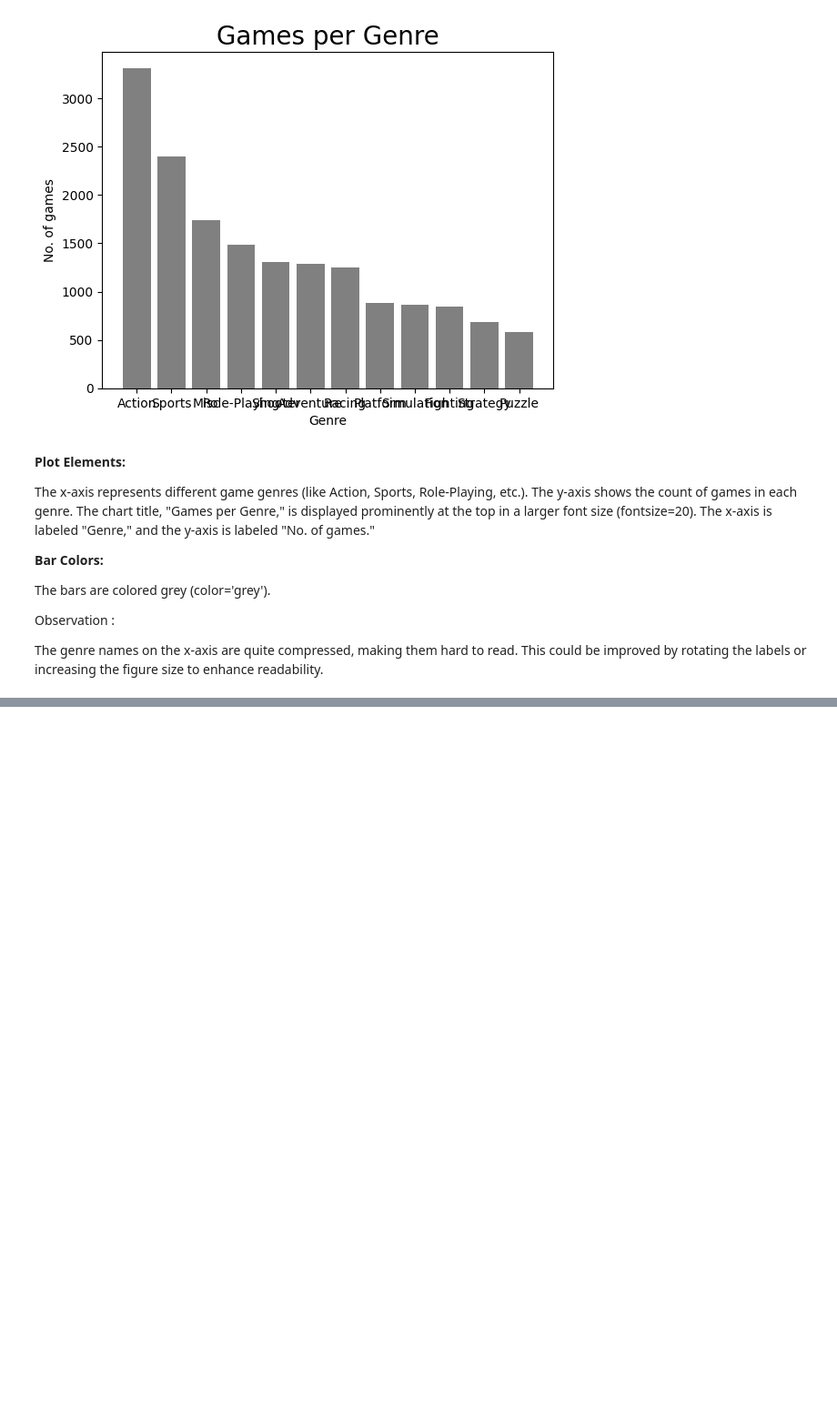
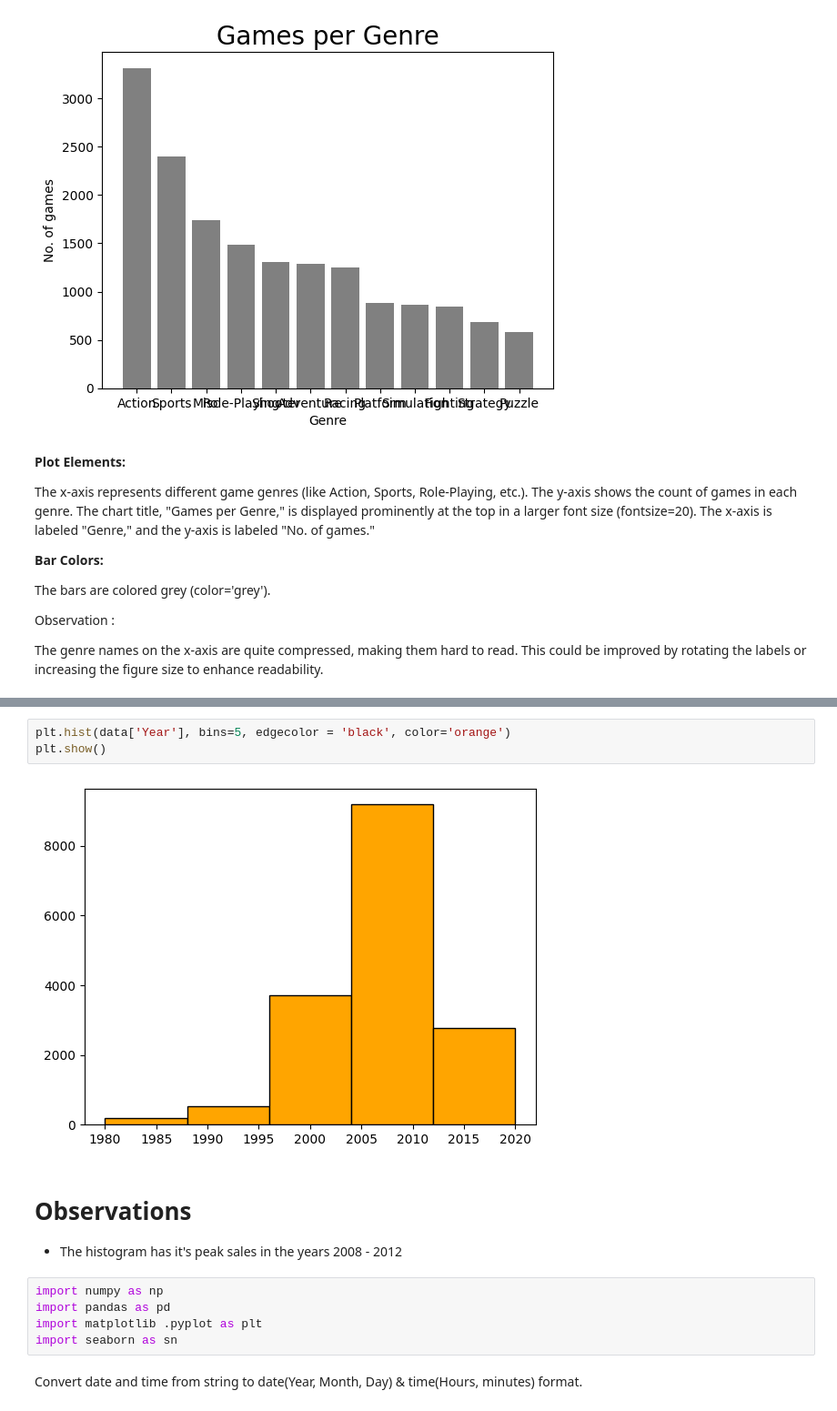
Before and after one commit to kolllurisiripavan/kolllurisiripavan, a Jupyter notebook: siripavan_ecp.ipynb, the cells around one changed output, grey strips where cells are left out. Shown at 91% size. Saved outputs shown, nothing was run; the diff lists cells and outputs as text; blank space fills up the shorter version.

```diff
--- a/siripavan_ecp.ipynb
+++ b/siripavan_ecp.ipynb
@@ -389,0 +510,16 @@ The genre names on the x-axis are quite compressed, making them hard to read. Th
+# %%
+plt.hist(data['Year'], bins=5, edgecolor = 'black', color='orange')
+plt.show()
+# %% [output]
+[figure, added]
+# %% [markdown]
+# **Observations**
+
+- The histogram has it's peak sales in the years 2008 - 2012
+# %%
+import numpy as np
+import pandas as pd
+import matplotlib .pyplot as plt
+import seaborn as sn
+# %% [markdown]
+Convert date and time from string to date(Year, Month, Day) & time(Hours, minutes) format.
```
Also changed, not shown: parts of 24 cells of this notebook.
